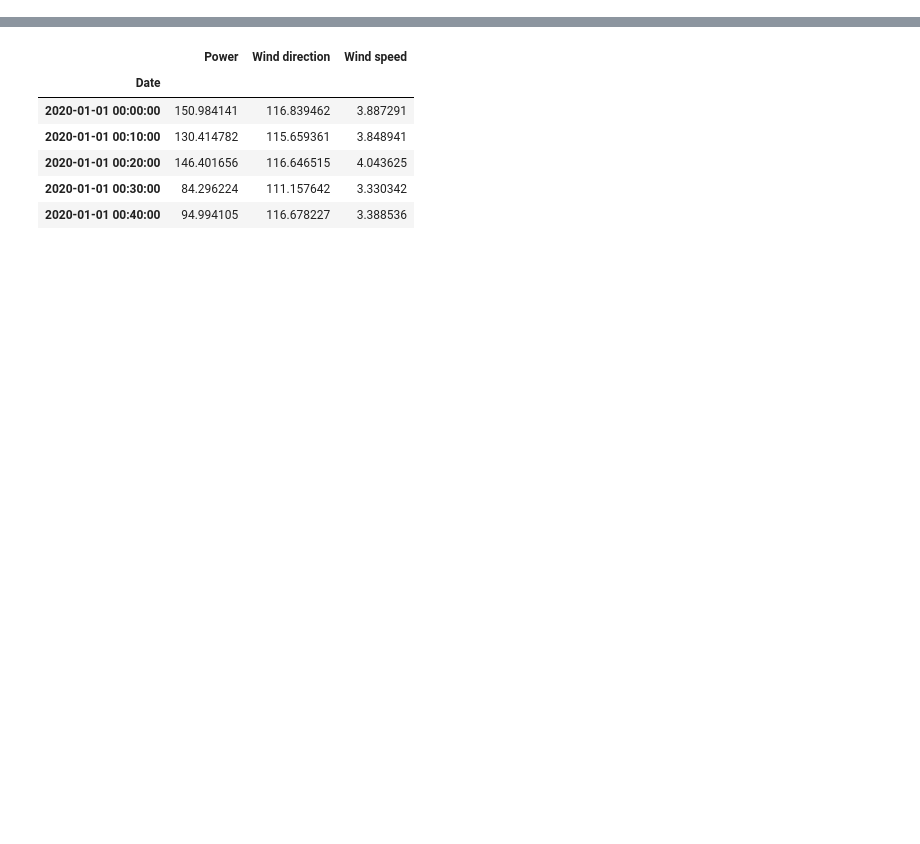
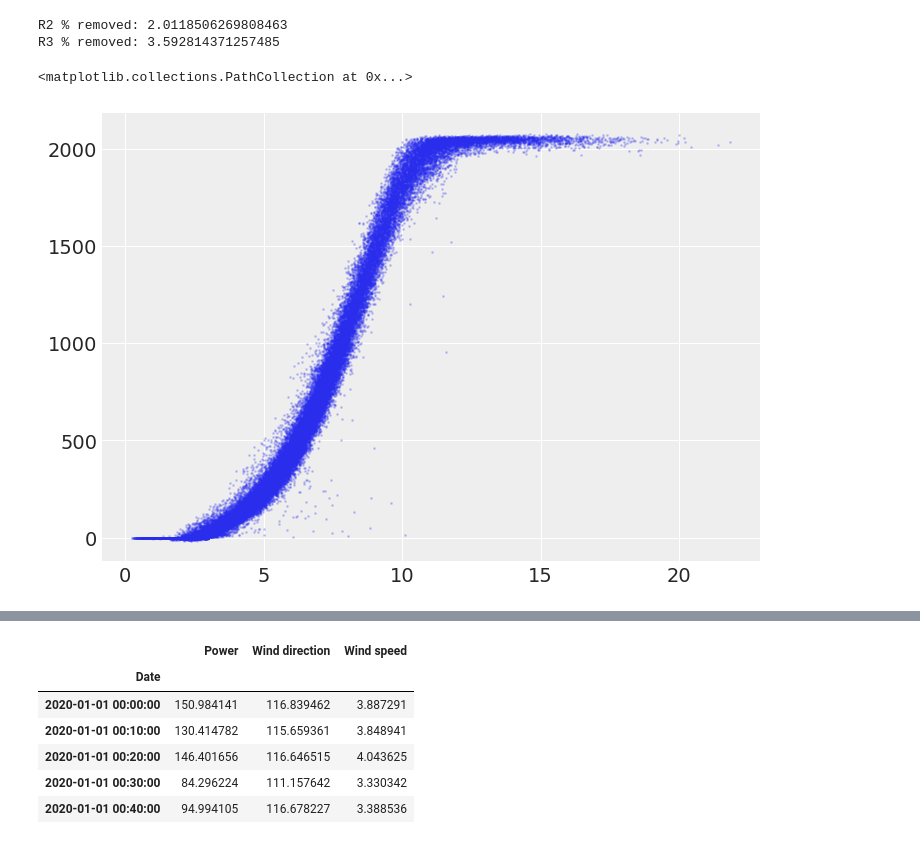
Before and after one commit to camirmas/REStats, a Jupyter notebook: REStats/notebooks/power_curve.ipynb, the cells around one changed output, grey strips where cells are left out. Saved outputs shown, nothing was run; the diff lists cells and outputs as text; code cells hidden in the pictures; blank space fills up the shorter version.

```diff
--- a/REStats/notebooks/power_curve.ipynb
+++ b/REStats/notebooks/power_curve.ipynb
@@ -20,0 +22,9 @@ AttributeError: PathCollection.set() got an unexpected keyword argument 'x_label
+# %%
+wt_fil = filter_outliers(wt)
+
+plt.scatter(wt_fil["Wind speed"], wt_fil["Power"], s=1, alpha=.2)
+# %% [output]
+R2 % removed: 2.0118506269808463
+R3 % removed: 3.592814371257485
+<matplotlib.collections.PathCollection at 0x...>
+[figure, added]
```
Also changed, not shown: parts of 25 cells of this notebook, 1 other file.
